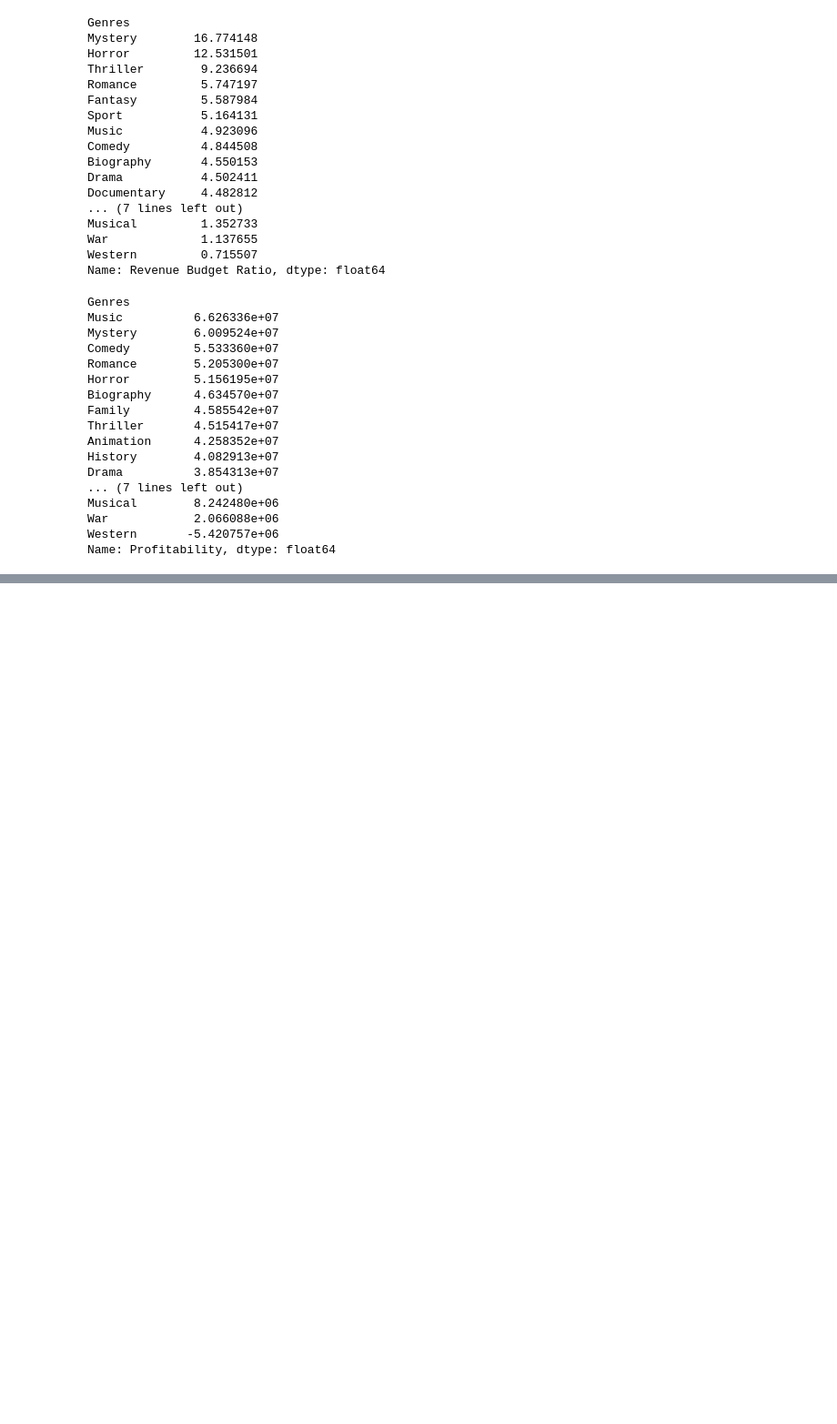
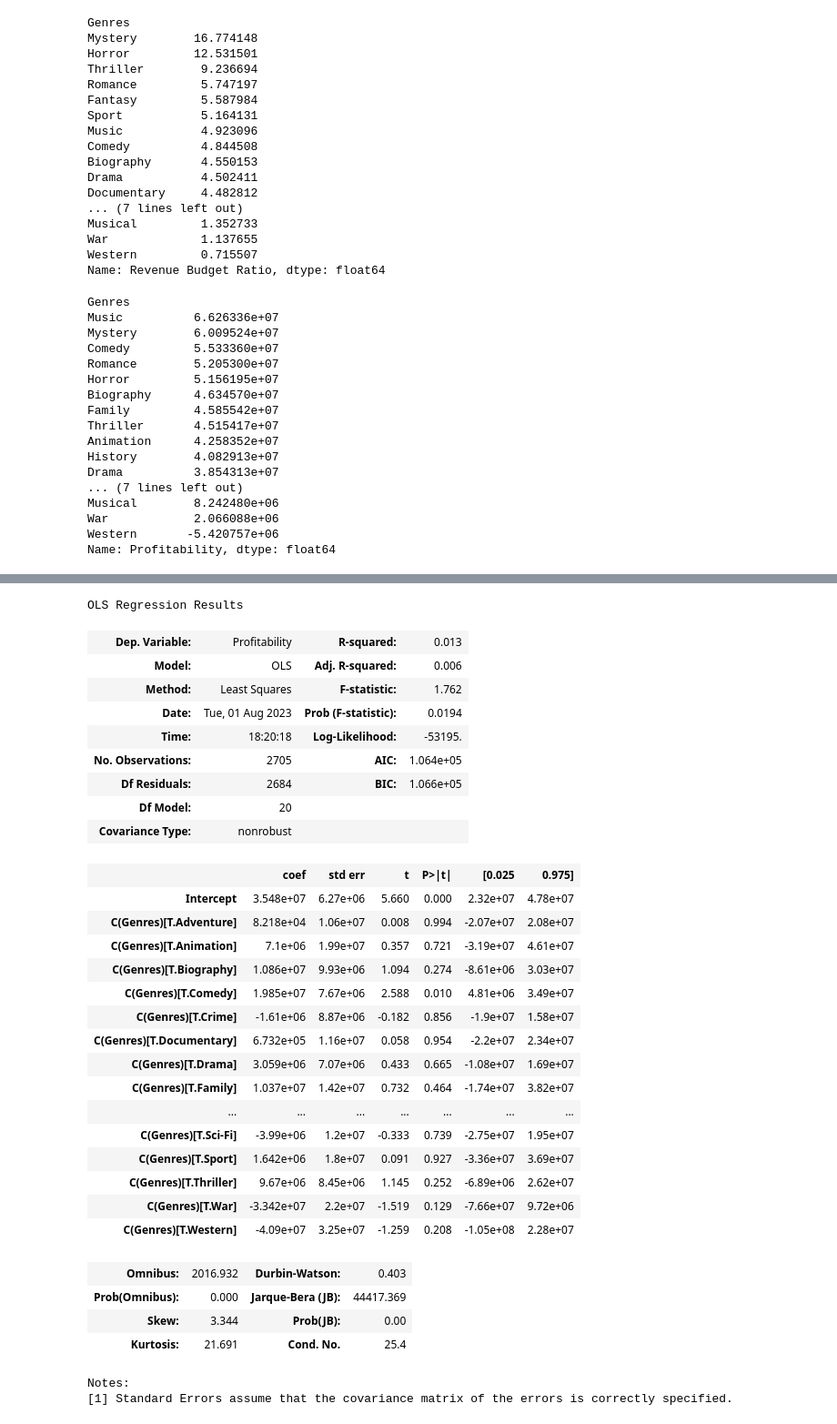
Before and after one commit to nickthetj/Cheap-Thrills-Good-Money, a Jupyter notebook: notebooks/EDA TN.MovieBudget - Nick.ipynb, the cells around one changed output, grey strips where cells are left out. Shown at 91% size. Saved outputs shown, nothing was run; the diff lists cells and outputs as text; code cells hidden in the pictures; blank space fills up the shorter version.

```diff
--- a/notebooks/EDA TN.MovieBudget - Nick.ipynb
+++ b/notebooks/EDA TN.MovieBudget - Nick.ipynb
@@ -248 +269,38 @@ sns.pairplot(MergedExploded_df, vars=[ 'Production Budget', 'Revenue Budget Rati
 [figure]
+# %%
+# ANOVA
+res = smf.ols(formula="Profitability ~ C(Genres)", data=MergedExploded_df).fit()
+res.summary()
+# %% [output]
+OLS Regression Results
+| Dep. Variable: | Profitability | R-squared: | 0.013 |
+| Model: | OLS | Adj. R-squared: | 0.006 |
+| Method: | Least Squares | F-statistic: | 1.762 |
+| Date: | Tue, 01 Aug 2023 | Prob (F-statistic): | 0.0194 |
+| Time: | 18:20:18 | Log-Likelihood: | -53195. |
+| No. Observations: | 2705 | AIC: | 1.064e+05 |
+| Df Residuals: | 2684 | BIC: | 1.066e+05 |
+| Df Model: | 20 |  |  |
+| Covariance Type: | nonrobust |  |  |
+|  | coef | std err | t | P>|t| | [0.025 | 0.975] |
+| Intercept | 3.548e+07 | 6.27e+06 | 5.660 | 0.000 | 2.32e+07 | 4.78e+07 |
+| C(Genres)[T.Adventure] | 8.218e+04 | 1.06e+07 | 0.008 | 0.994 | -2.07e+07 | 2.08e+07 |
+| C(Genres)[T.Animation] | 7.1e+06 | 1.99e+07 | 0.357 | 0.721 | -3.19e+07 | 4.61e+07 |
+| C(Genres)[T.Biography] | 1.086e+07 | 9.93e+06 | 1.094 | 0.274 | -8.61e+06 | 3.03e+07 |
+| C(Genres)[T.Comedy] | 1.985e+07 | 7.67e+06 | 2.588 | 0.010 | 4.81e+06 | 3.49e+07 |
+| C(Genres)[T.Crime] | -1.61e+06 | 8.87e+06 | -0.182 | 0.856 | -1.9e+07 | 1.58e+07 |
+| C(Genres)[T.Documentary] | 6.732e+05 | 1.16e+07 | 0.058 | 0.954 | -2.2e+07 | 2.34e+07 |
+| C(Genres)[T.Drama] | 3.059e+06 | 7.07e+06 | 0.433 | 0.665 | -1.08e+07 | 1.69e+07 |
+| C(Genres)[T.Family] | 1.037e+07 | 1.42e+07 | 0.732 | 0.464 | -1.74e+07 | 3.82e+07 |
+| ... | ... | ... | ... | ... | ... | ... |
+| C(Genres)[T.Sci-Fi] | -3.99e+06 | 1.2e+07 | -0.333 | 0.739 | -2.75e+07 | 1.95e+07 |
+| C(Genres)[T.Sport] | 1.642e+06 | 1.8e+07 | 0.091 | 0.927 | -3.36e+07 | 3.69e+07 |
+| C(Genres)[T.Thriller] | 9.67e+06 | 8.45e+06 | 1.145 | 0.252 | -6.89e+06 | 2.62e+07 |
+| C(Genres)[T.War] | -3.342e+07 | 2.2e+07 | -1.519 | 0.129 | -7.66e+07 | 9.72e+06 |
+| C(Genres)[T.Western] | -4.09e+07 | 3.25e+07 | -1.259 | 0.208 | -1.05e+08 | 2.28e+07 |
+| Omnibus: | 2016.932 | Durbin-Watson: | 0.403 |
+| Prob(Omnibus): | 0.000 | Jarque-Bera (JB): | 44417.369 |
+| Skew: | 3.344 | Prob(JB): | 0.00 |
+| Kurtosis: | 21.691 | Cond. No. | 25.4 |
+Notes:
+[1] Standard Errors assume that the covariance matrix of the errors is correctly specified.
```
Also changed, not shown: parts of 15 cells of this notebook.
